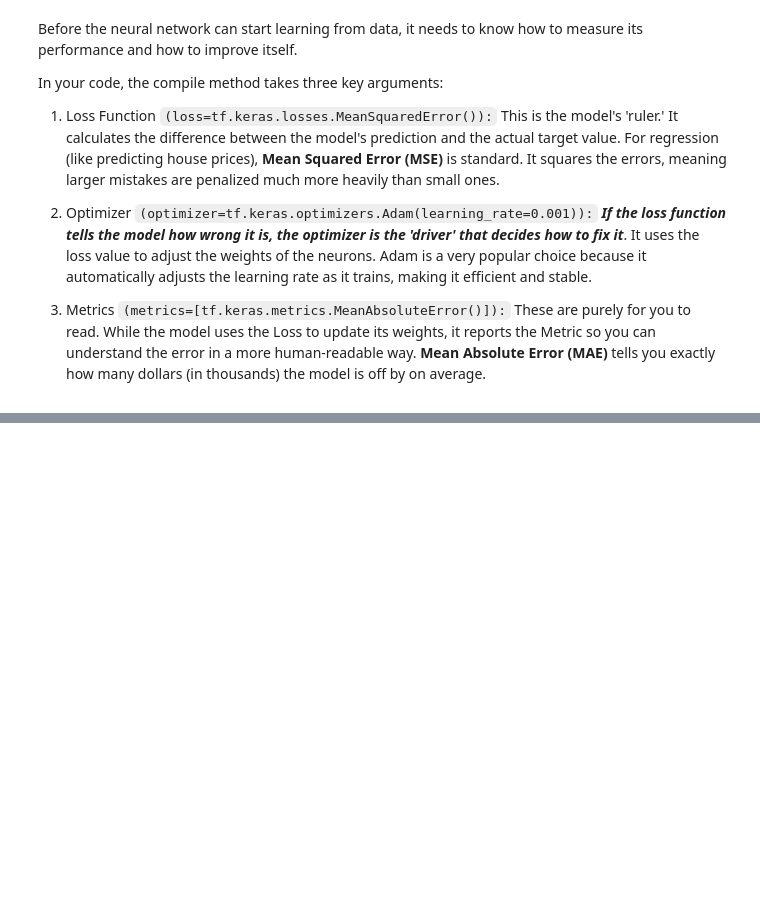
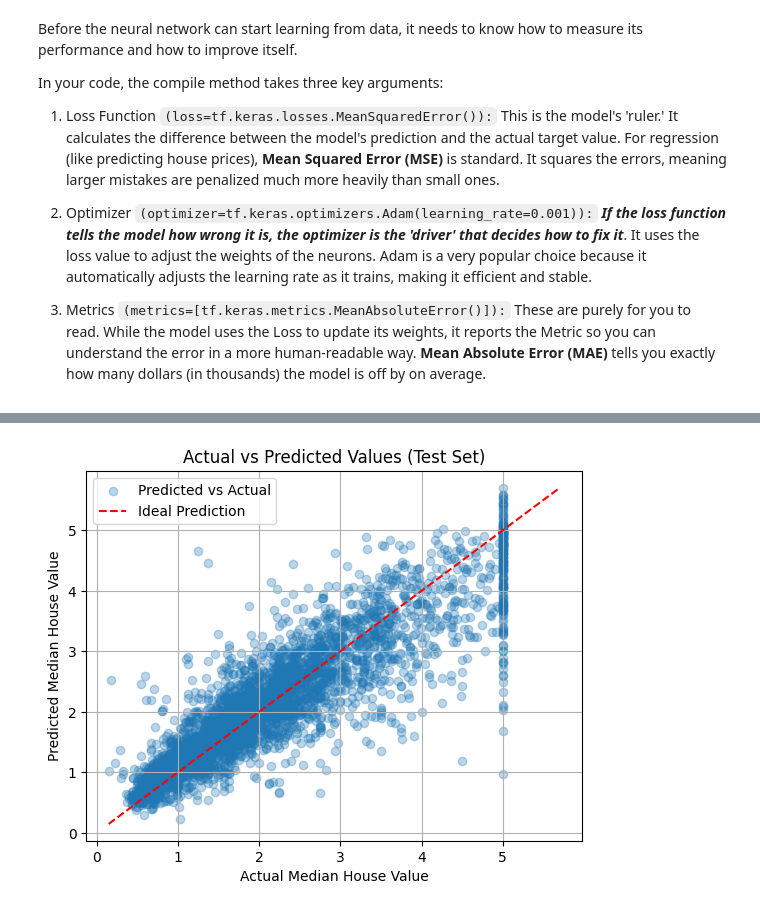
Before and after one commit to Cnshimba/AI_EIARI4A_2026, a Jupyter notebook: week7_exercise_1.ipynb, the cells around one changed output, grey strips where cells are left out. Saved outputs shown, nothing was run; the diff lists cells and outputs as text; code cells hidden in the pictures; blank space fills up the shorter version.

```diff
--- a/week7_exercise_1.ipynb
+++ b/week7_exercise_1.ipynb
@@ -252,0 +304,26 @@ Because the lines are smooth and didn't start going back up, it suggests the mod
+# %%
+# Let us now  make a prediction to see how the model fits data.
+
+predictions = model_housing.predict(X_test_scaled)
+
+# We will then plot the prediction along with the test data
+
+plt.clf()
+plt.title('Actual vs Predicted Values (Test Set)')
+# Flatten predictions to a 1D array for plotting if necessary
+predictions_flat = predictions.flatten()
+
+# Plot actual values vs predicted values
+plt.scatter(y_test_20, predictions_flat, alpha=0.3, label='Predicted vs Actual')
+plt.xlabel('Actual Median House Value')
+plt.ylabel('Predicted Median House Value')
+
+# Add a diagonal line for ideal predictions (where Actual == Predicted)
+min_val = min(y_test_20.min(), predictions_flat.min())
+max_val = max(y_test_20.max(), predictions_flat.max())
+plt.plot([min_val, max_val], [min_val, max_val], 'r--', label='Ideal Prediction')
+
+plt.legend()
+plt.grid(True)
+plt.show()
+# %% [output]
@@ -252,0 +331 @@ Because the lines are smooth and didn't start going back up, it suggests the mod
+[figure, added]
```
Also changed, not shown: parts of 22 cells of this notebook.
